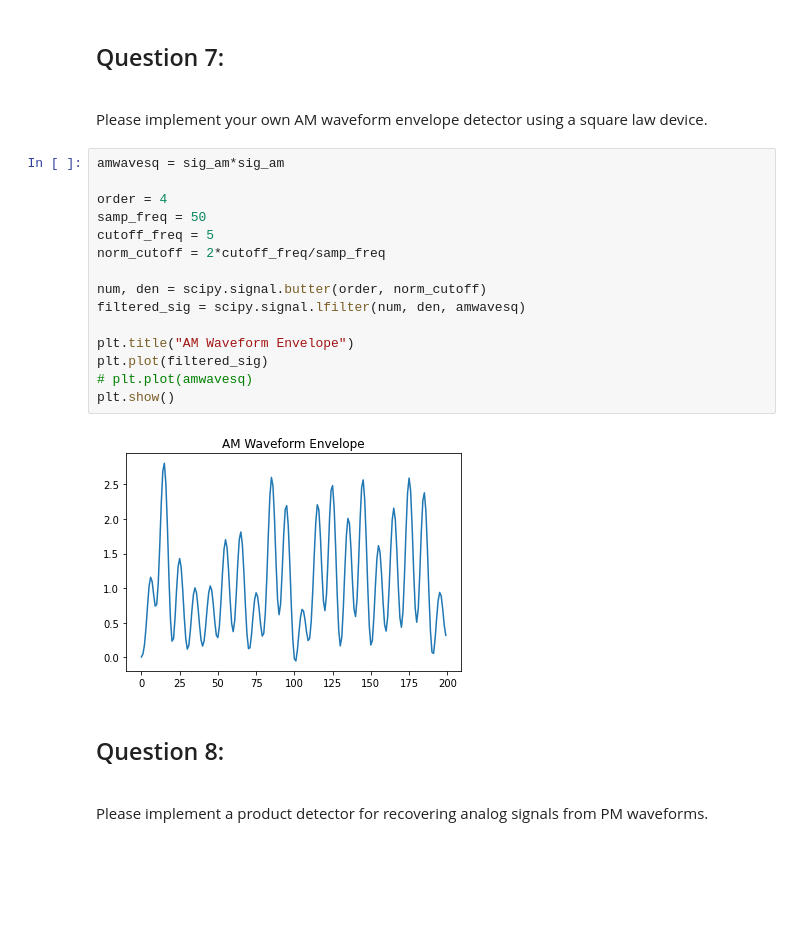
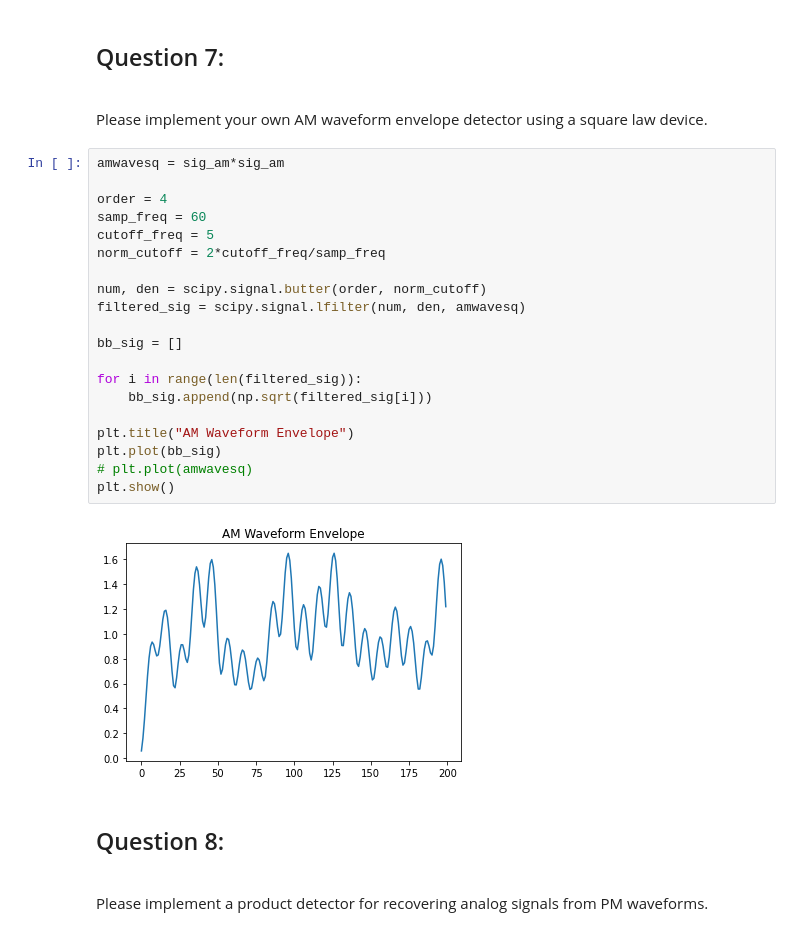
Before and after one commit to eewilliams-wpi/ECE3311_Team6, a Jupyter notebook: proj3_selina.ipynb, the cells around one changed output. Saved outputs shown, nothing was run; the diff lists cells and outputs as text; blank space fills up the shorter version.

```diff
--- a/proj3_selina.ipynb
+++ b/proj3_selina.ipynb
@@ -222,20 +223,25 @@ plt.show()
 # %%
 amwavesq = sig_am*sig_am
 
 order = 4
-samp_freq = 50
+samp_freq = 60
 cutoff_freq = 5
 norm_cutoff = 2*cutoff_freq/samp_freq
 
 num, den = scipy.signal.butter(order, norm_cutoff)
 filtered_sig = scipy.signal.lfilter(num, den, amwavesq)
 
+bb_sig = []
+
+for i in range(len(filtered_sig)):
+    bb_sig.append(np.sqrt(filtered_sig[i]))
+
 plt.title("AM Waveform Envelope")
-plt.plot(filtered_sig)
+plt.plot(bb_sig)
 # plt.plot(amwavesq)
 plt.show()
 # %% [output]
-[figure, old version]
+[figure, new version]
 # %% [markdown]
 ## Question 8:
 <br> Please implement a product detector for recovering analog signals from PM waveforms.
```
Also changed, not shown: parts of 10 cells of this notebook.
